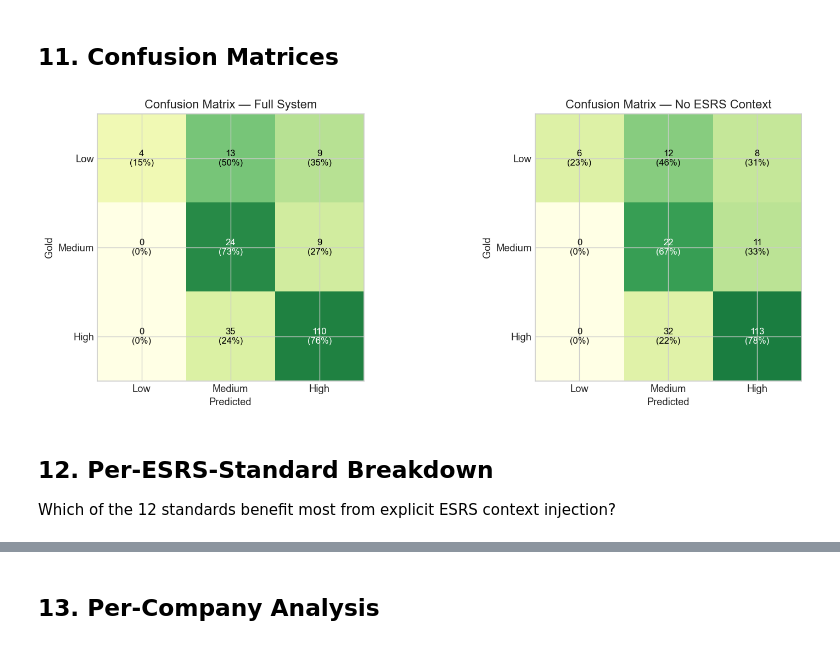
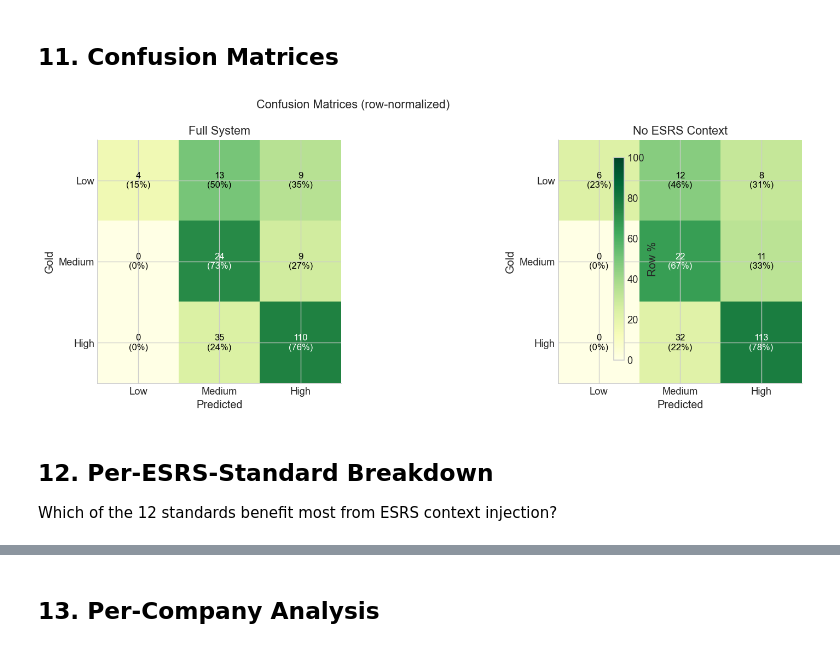
Before and after one commit to sinahaghgoo/ESRS-Regulation-Bot, a Jupyter notebook: notebooks/04_rq2_esrs_context_ablation.ipynb, the cells around one changed output, grey strips where cells are left out. Drawn from its saved outputs; the diff is of its cells as text; code cells hidden in the pictures.

```diff
--- a/notebooks/04_rq2_esrs_context_ablation.ipynb
+++ b/notebooks/04_rq2_esrs_context_ablation.ipynb
@@ -138,9 +156,8 @@ Golden-standard samples : 204
 # %%
-# Verify cached generation results exist
 for condition in CONDITIONS:
     cdir = NB_CACHE_DIR / condition
-    n = len(list(cdir.glob("*.json"))) if cdir.exists() else 0
-    print(f"{condition}: {n} cached generation files")
-    if n == 0:
-        raise RuntimeError(f"No cache for {condition}. Run generation first.")
+    n_files = len(list(cdir.glob("*.json"))) if cdir.exists() else 0
+    print(f"  {condition}: {n_files} cached files")
+    if n_files == 0:
+        raise RuntimeError(f"No cached generation files for {condition}. Run the pipeline first.")
 # %% [output]
@@ -382,13 +400,11 @@ no_esrs_context: 204 samples
 Total judge evaluations: 408
 # %%
-# Run judge (cached results reused automatically)
 judge_results = {}
 for cond in CONDITIONS:
-    print(f"\nJudging {cond} …")
     res = run_judge_batch(judge_batches[cond], cond, dry_run=False)
     judge_results[cond] = res
-    nc = sum(1 for r in res if r.get("was_cached"))
-    print(f"  done — {len(res)} total, {nc} cached, {len(res)-nc} API")
-    vc = Counter(r.get("rationale_verdict","?") for r in res)
-    print(f"  verdicts: {dict(vc)}")
+    n_api = sum(1 for r in res if not r.get("was_cached", False))
+    print(f"  {cond}: {len(res)} total, {len(res) - n_api} cached, {n_api} API calls")
+    verdicts = Counter(r["rationale_verdict"] for r in res)
+    print(f"    Verdicts: {dict(verdicts)}")
 # %% [output]
@@ -569,27 +615,33 @@ Saved rq2_aggregate_comparison.png
 ## 11. Confusion Matrices
 # %%
 fig, axes = plt.subplots(1, 2, figsize=(14, 5))
-for ax, cond in zip(axes, CONDITIONS):
-    cm = np.array(lm[cond]["confusion_matrix"])
-    rs = cm.sum(axis=1, keepdims=True)
-    pct = np.divide(cm, rs, where=rs>0, out=np.zeros_like(cm, dtype=float))*100
-    ax.imshow(pct, cmap="YlGn", vmin=0, vmax=100)
+for ax, (cond, title) in zip(axes, [("full_system", "Full System"),
+                                      ("no_esrs_context", "No ESRS Context")]):
+    cm = lm[cond]["confusion_matrix"]
+    # Row-normalize for percentages
+    row_sums = cm.sum(axis=1, keepdims=True)
+    cm_pct = np.divide(cm, row_sums, where=row_sums > 0, out=np.zeros_like(cm, dtype=float)) * 100
+
+    im = ax.imshow(cm_pct, cmap="YlGn", vmin=0, vmax=100)
     ax.set_xticks(range(3)); ax.set_yticks(range(3))
     ax.set_xticklabels(LABELS); ax.set_yticklabels(LABELS)
     ax.set_xlabel("Predicted"); ax.set_ylabel("Gold")
-    title = "Full System" if cond == "full_system" else "No ESRS Context"
-    ax.set_title(f"Confusion Matrix — {title}")
+    ax.set_title(title)
+
     for i in range(3):
         for j in range(3):
-            clr = "white" if pct[i][j] > 60 else "black"
-            ax.text(j, i, f"{cm[i][j]}\n({pct[i][j]:.0f}%)",
-                    ha="center", va="center", fontsize=10, color=clr)
+            txt = f"{cm[i, j]}\n({cm_pct[i, j]:.0f}%)"
+            color = "white" if cm_pct[i, j] > 60 else "black"
+            ax.text(j, i, txt, ha="center", va="center", fontsize=10, color=color)
+
+fig.colorbar(im, ax=axes, shrink=0.8, label="Row %")
+fig.suptitle("Confusion Matrices (row-normalized)", fontsize=13)
 plt.tight_layout()
-plt.savefig(RQ2_RESULTS_DIR / "rq2_confusion_matrices.png", bbox_inches="tight")
+fig.savefig(RQ2_RESULTS_DIR / "rq2_confusion_matrices.png")
 plt.show()
 # %% [output]
-[figure, old version]
+[figure, new version]
 # %% [markdown]
 ## 12. Per-ESRS-Standard Breakdown
 
-Which of the 12 standards benefit most from explicit ESRS context injection?
+Which of the 12 standards benefit most from ESRS context injection?
```
Also changed, not shown: parts of 50 cells of this notebook, 5 other files.
